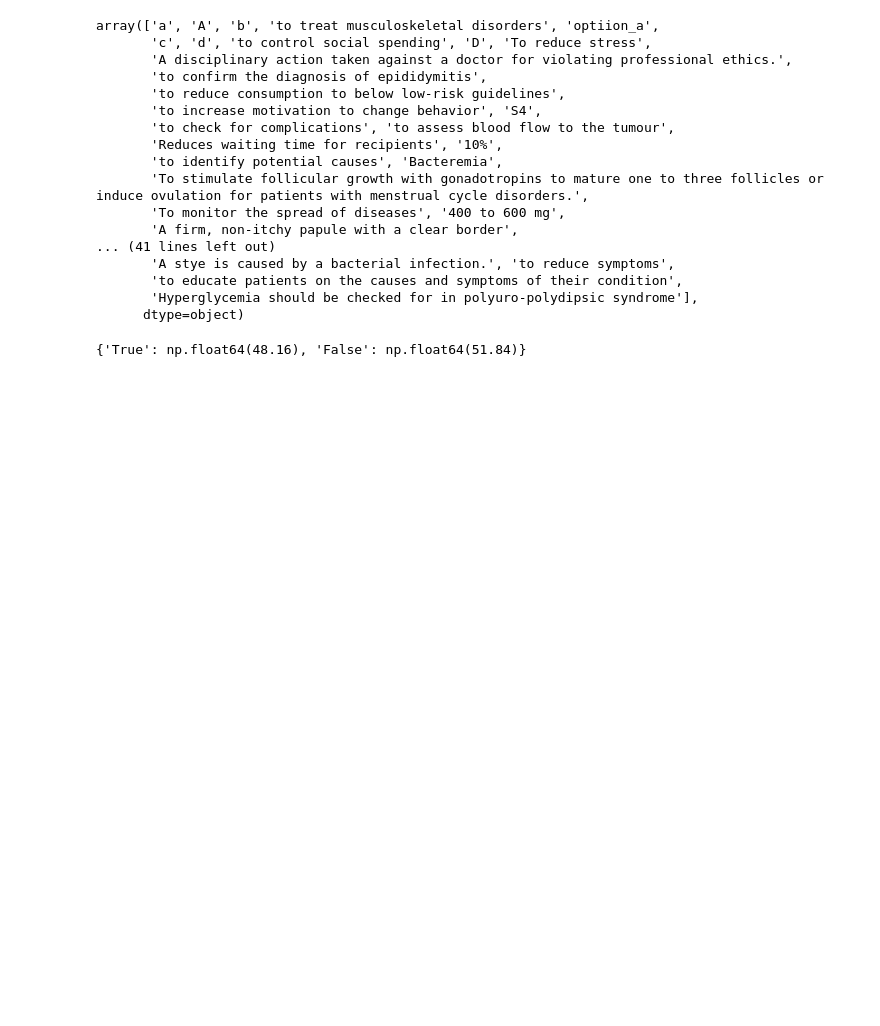
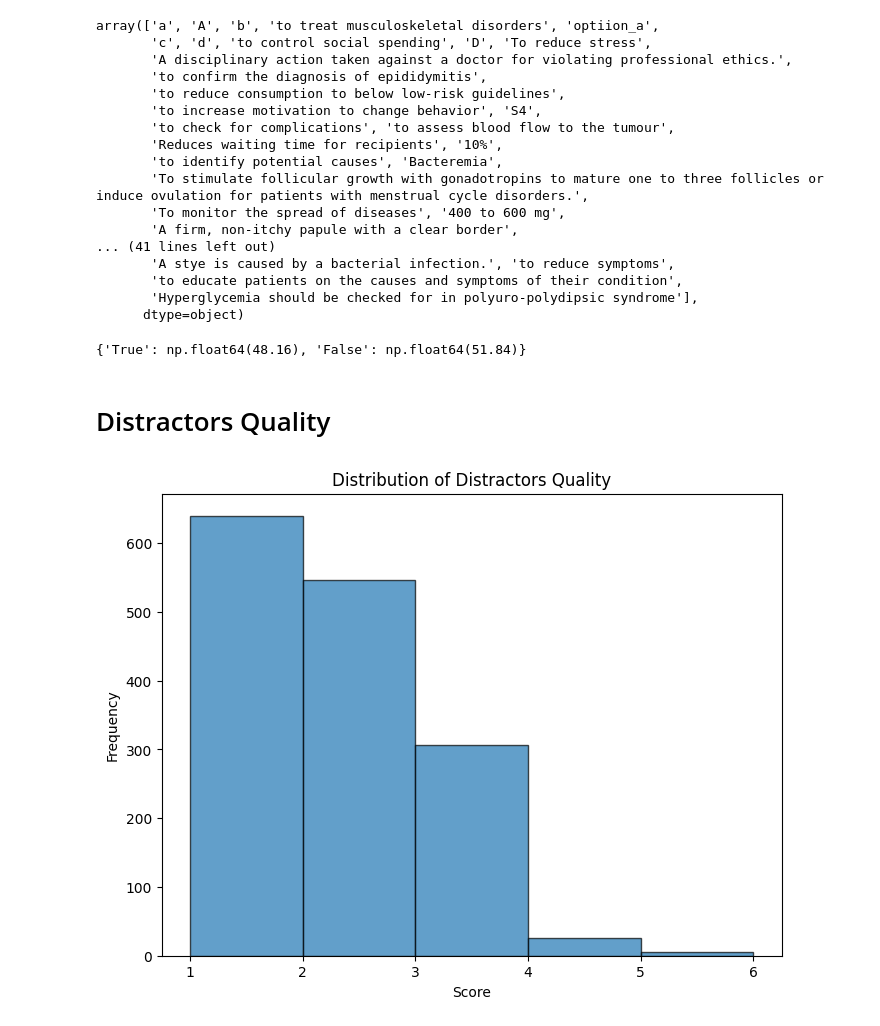
Before and after one commit to asanchez75/slm-mcq-eval, a Jupyter notebook: notebooks/base_model_results/llama1b/temp1.ipynb, the cells around one changed output. Cells and saved outputs as stored; diff of their text form; code cells hidden in the pictures; blank space fills up the shorter version.

Commit message:
add distractors eval for llama1b

```diff
--- a/notebooks/base_model_results/llama1b/temp1.ipynb
+++ b/notebooks/base_model_results/llama1b/temp1.ipynb
@@ -341,3 +340,20 @@ answerability_freqs = {
 answerability_freqs
 # %% [output]
 {'True': np.float64(48.16), 'False': np.float64(51.84)}
+# %% [markdown]
+# Distractors Quality
+# %%
+import numpy as np
+
+plt.figure(figsize=(8, 6))
+plt.hist(df['min_distractor_quality'], bins=np.arange(1, 7), edgecolor='black', alpha=0.7)
+
+plt.xlabel("Score")
+plt.ylabel("Frequency")
+plt.title("Distribution of Distractors Quality")
+plt.xticks(range(1, 7))
+
+# Show the plot
+plt.show()
+# %% [output]
+[figure, added]
```
Also changed, not shown: parts of 4 cells of this notebook, 5 other files.
